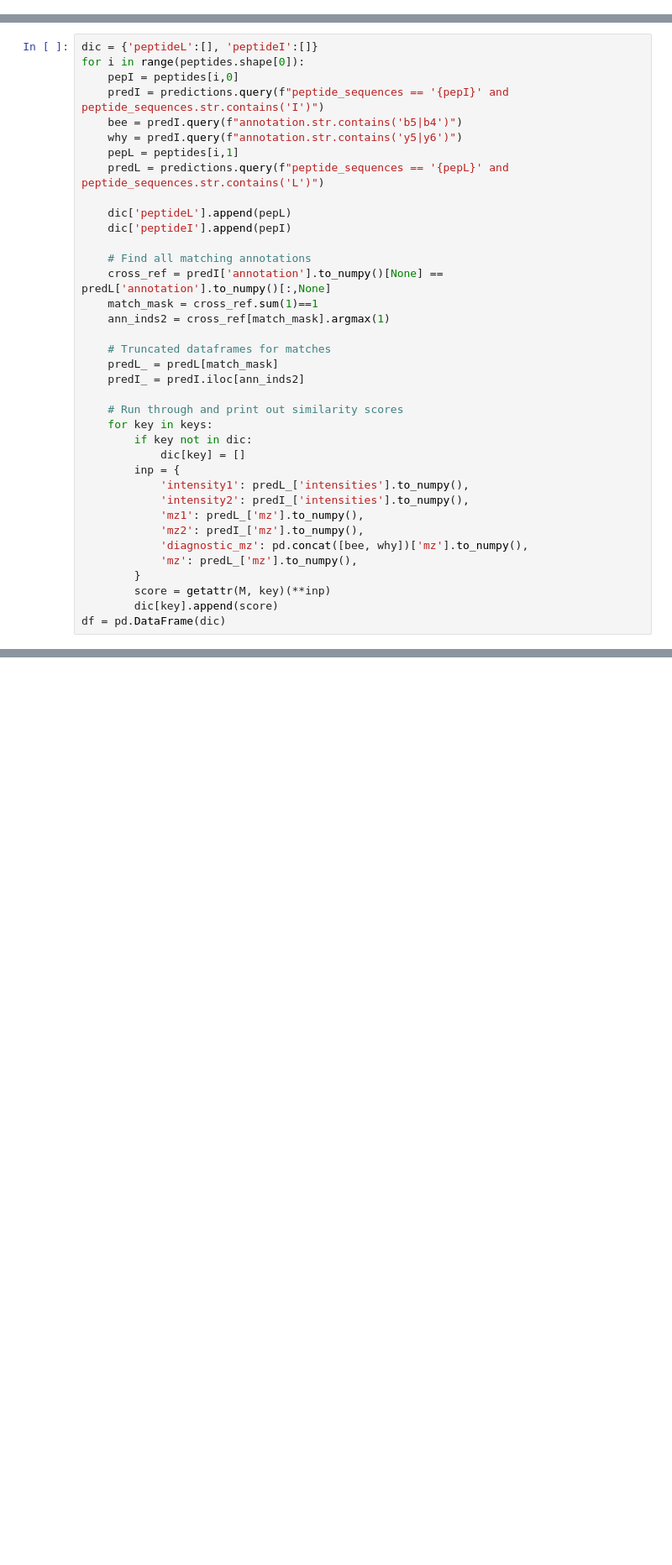
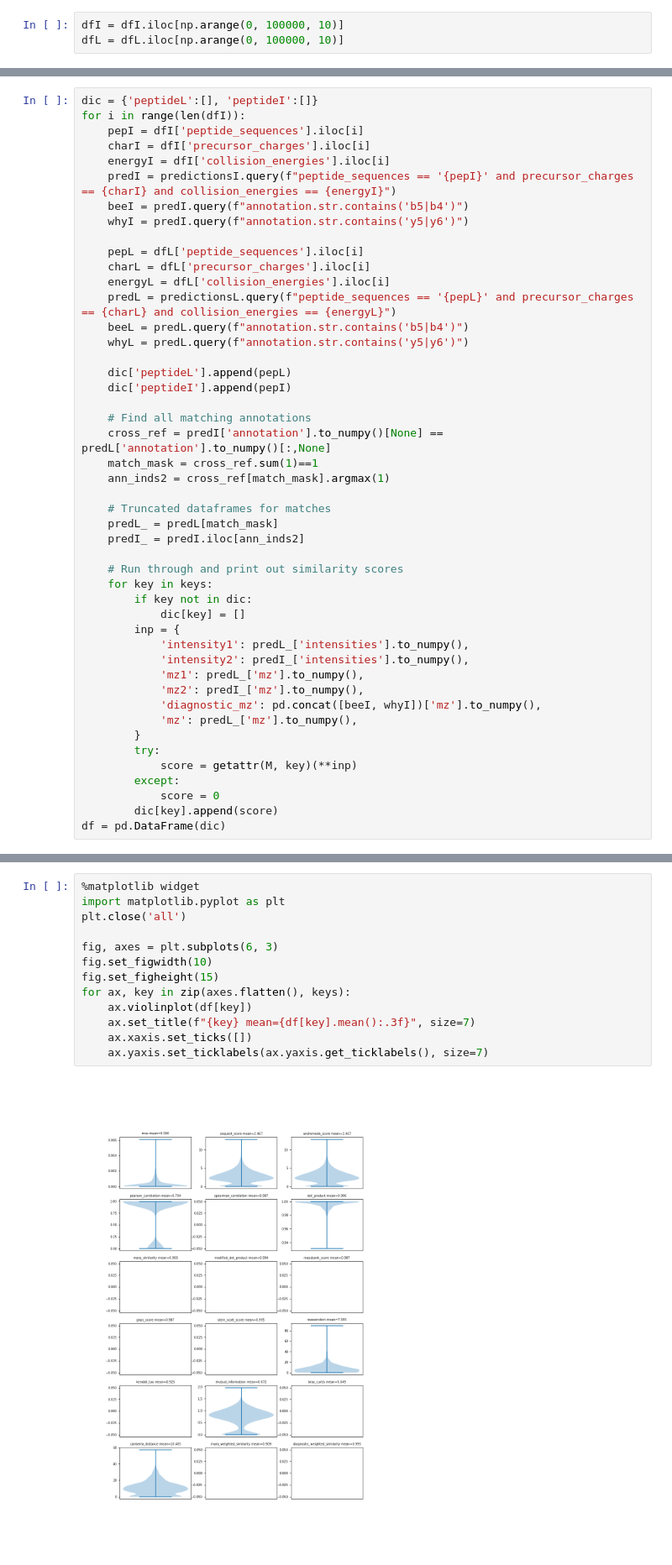
Before and after one commit to jlapin1/spectral_similarity, a Jupyter notebook: notebook1.ipynb, the cells around one changed output, grey strips where cells are left out. Shown at 84% size. Saved outputs shown, nothing was run; the diff lists cells and outputs as text; blank space fills up the shorter version.

```diff
--- a/notebook1.ipynb
+++ b/notebook1.ipynb
@@ -6 +13,4 @@ array([['PTAQPIVQDHK', 'GQEGQDHGKEDDHDSSIGQNSDSK'],
+# %%
+dfI = dfI.iloc[np.arange(0, 100000, 10)]
+dfL = dfL.iloc[np.arange(0, 100000, 10)]
 # %%
@@ -74,13 +68,20 @@ keys = [
 ]
 # %%
 dic = {'peptideL':[], 'peptideI':[]}
-for i in range(peptides.shape[0]):
-    pepI = peptides[i,0]
-    predI = predictions.query(f"peptide_sequences == '{pepI}' and peptide_sequences.str.contains('I')")
-    bee = predI.query(f"annotation.str.contains('b5|b4')")
-    why = predI.query(f"annotation.str.contains('y5|y6')")
-    pepL = peptides[i,1]
-    predL = predictions.query(f"peptide_sequences == '{pepL}' and peptide_sequences.str.contains('L')")
+for i in range(len(dfI)):
+    pepI = dfI['peptide_sequences'].iloc[i]
+    charI = dfI['precursor_charges'].iloc[i]
+    energyI = dfI['collision_energies'].iloc[i]
+    predI = predictionsI.query(f"peptide_sequences == '{pepI}' and precursor_charges == {charI} and collision_energies == {energyI}")
+    beeI = predI.query(f"annotation.str.contains('b5|b4')")
+    whyI = predI.query(f"annotation.str.contains('y5|y6')")
+
+    pepL = dfL['peptide_sequences'].iloc[i]
+    charL = dfL['precursor_charges'].iloc[i]
+    energyL = dfL['collision_energies'].iloc[i]
+    predL = predictionsL.query(f"peptide_sequences == '{pepL}' and precursor_charges == {charL} and collision_energies == {energyL}")
+    beeL = predL.query(f"annotation.str.contains('b5|b4')")
+    whyL = predL.query(f"annotation.str.contains('y5|y6')")
 
     dic['peptideL'].append(pepL)
     dic['peptideI'].append(pepI)
@@ -103,9 +104,12 @@ for i in range(peptides.shape[0]):
             'intensity2': predI_['intensities'].to_numpy(),
             'mz1': predL_['mz'].to_numpy(),
             'mz2': predI_['mz'].to_numpy(),
-            'diagnostic_mz': pd.concat([bee, why])['mz'].to_numpy(),
+            'diagnostic_mz': pd.concat([beeI, whyI])['mz'].to_numpy(),
             'mz': predL_['mz'].to_numpy(),
         }
-        score = getattr(M, key)(**inp)
+        try:
+            score = getattr(M, key)(**inp)
+        except:
+            score = 0
         dic[key].append(score)
 df = pd.DataFrame(dic)
@@ -117,0 +119,15 @@ df
+# %%
+%matplotlib widget
+import matplotlib.pyplot as plt
+plt.close('all')
+
+fig, axes = plt.subplots(6, 3)
+fig.set_figwidth(10)
+fig.set_figheight(15)
+for ax, key in zip(axes.flatten(), keys):
+    ax.violinplot(df[key])
+    ax.set_title(f"{key} mean={df[key].mean():.3f}", size=7)
+    ax.xaxis.set_ticks([])
+    ax.yaxis.set_ticklabels(ax.yaxis.get_ticklabels(), size=7)
+# %% [output]
+[figure, added]
```
Also changed, not shown: parts of 6 cells of this notebook.
